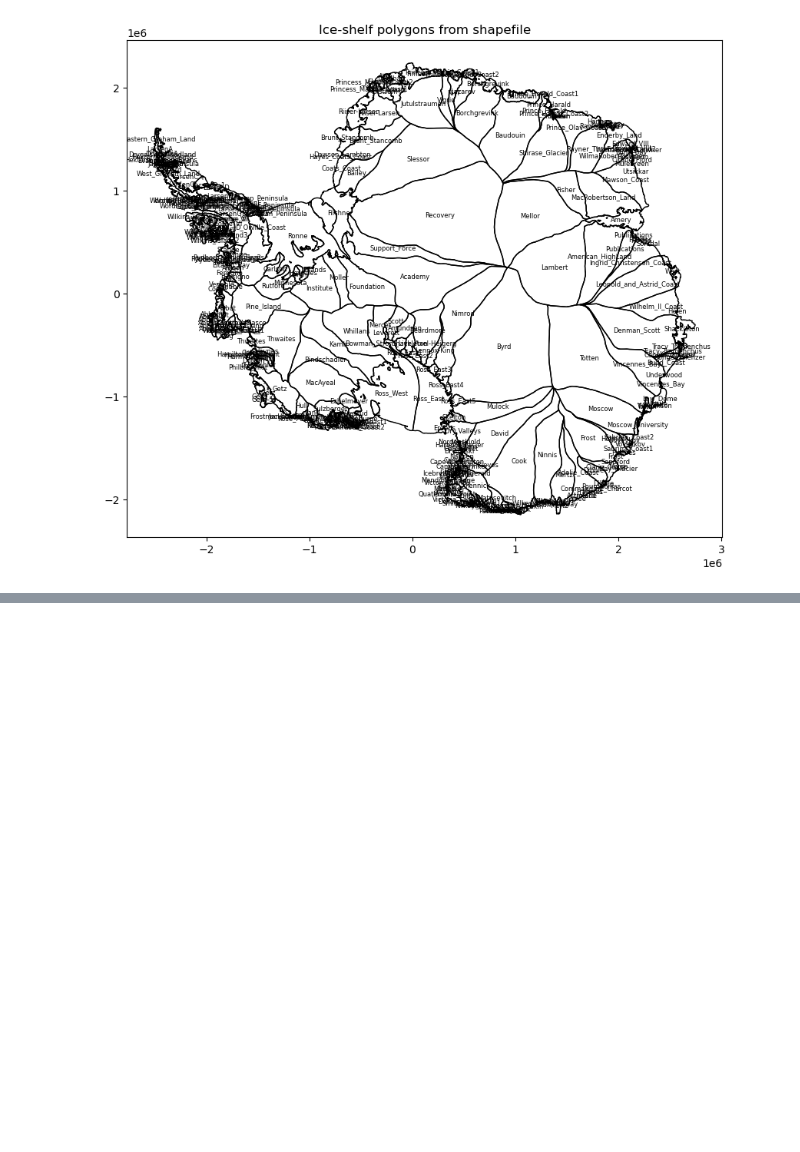
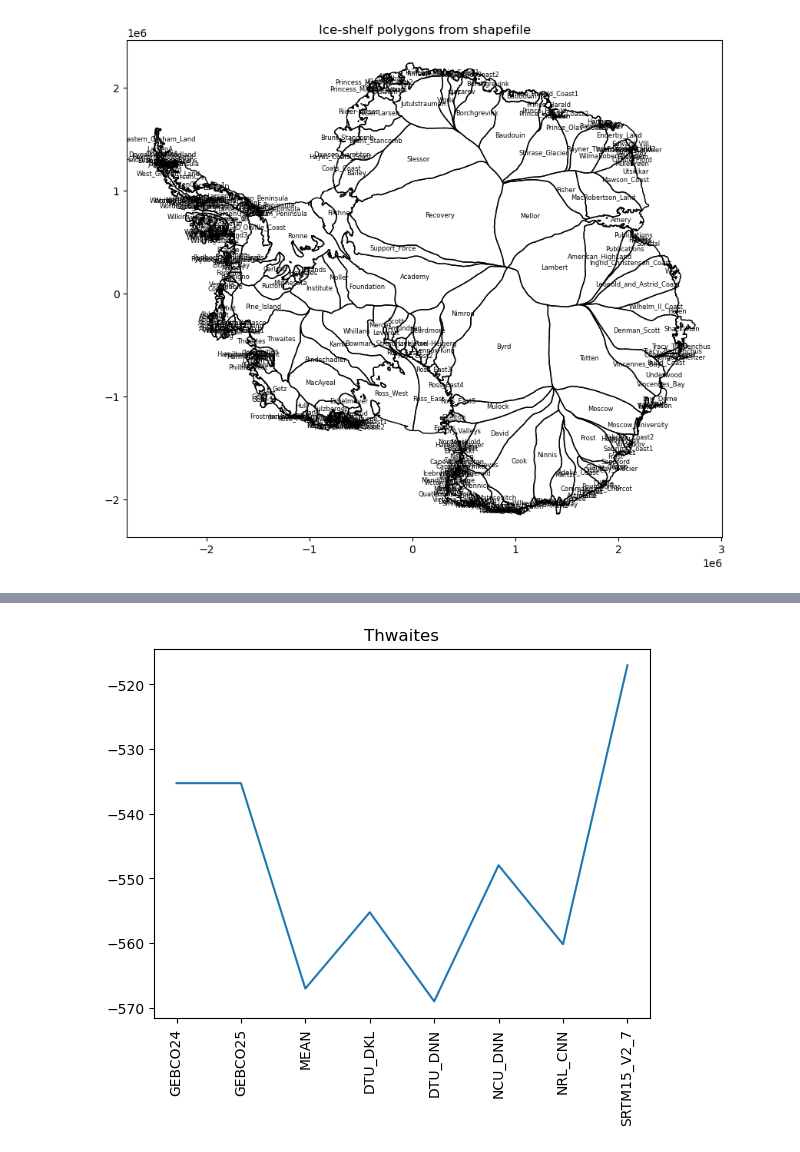
Before and after one commit to edoddridge/antarctic-bathymetry-project, a Jupyter notebook: analysis/basal-melt-parameterisation.ipynb, the cells around one changed output, grey strips where cells are left out. Cells and saved outputs as stored; diff of their text form; code cells hidden in the pictures; blank space fills up the shorter version.

```diff
--- a/analysis/basal-melt-parameterisation.ipynb
+++ b/analysis/basal-melt-parameterisation.ipynb
@@ -437,6 +324,0 @@ Name: dist_m, dtype: float64
-# %%
-# 6) Convert shelf names to numbers (for mapping back to grid)
-unique_shelves = sorted(nearest[shelf_name_col].dropna().unique())
-shelf_to_num = {name: i for i, name in enumerate(unique_shelves)}
-num_to_shelf = {i: name for name, i in shelf_to_num.items()}
-print("Shelf mapping (sample):", dict(list(shelf_to_num.items())[:10]))
@@ -611,0 +752,14 @@ Text(0.5, 1.0, 'Shelf assignments and ice-shelf polygons')
+# %%
+def plot_hub_for_shelf(n):
+    hub_values = []
+    for name in topog_names:
+        hub_values.append(topogs_with_hub['HUB'].sel(bathy_product=name).where(grounding_zone_da==n).mean().load())
+
+    plt.plot(hub_values)
+    plt.xticks(np.arange(8), topog_names, rotation='vertical')
+    plt.title(num_to_shelf[n])
+# %%
+n = shelf_to_num['Thwaites']
+plot_hub_for_shelf(n)
+# %% [output]
+[figure, added]
```
Also changed, not shown: parts of 39 cells of this notebook.
